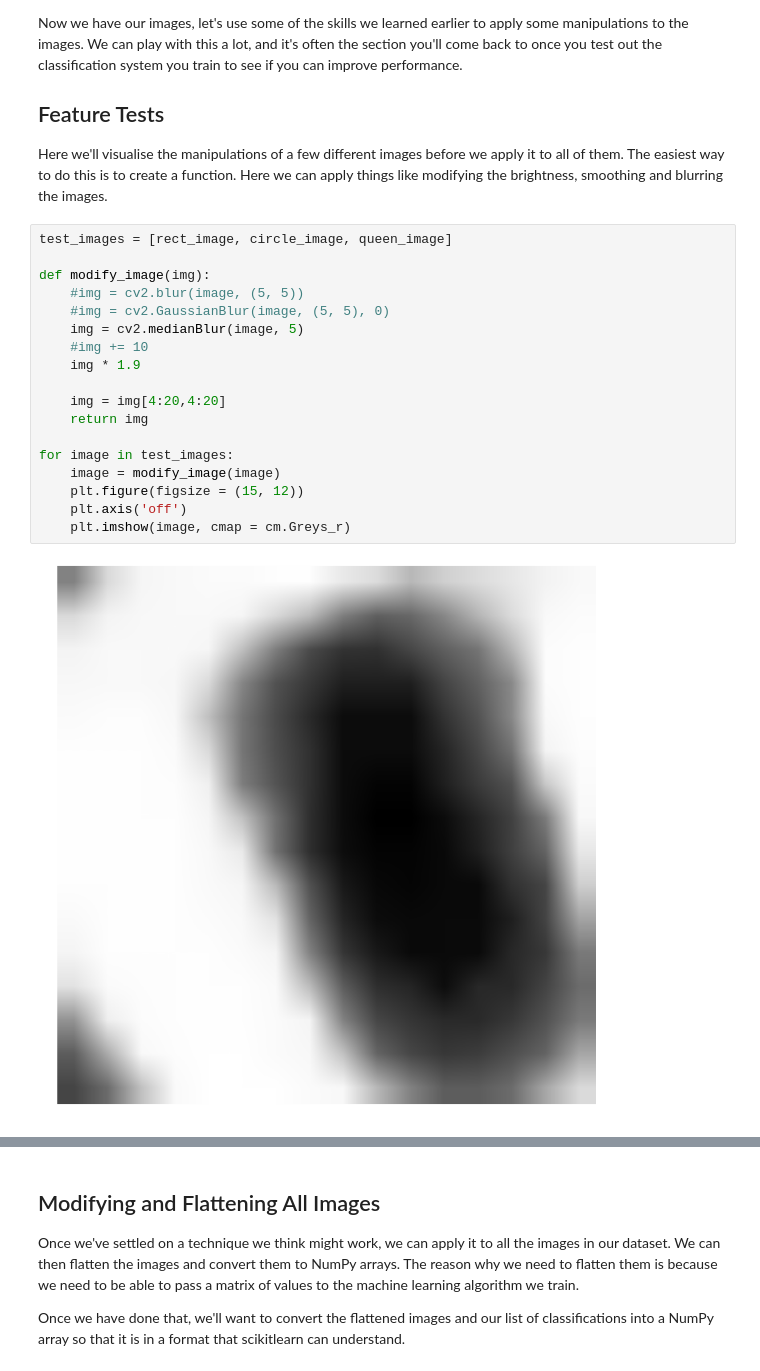
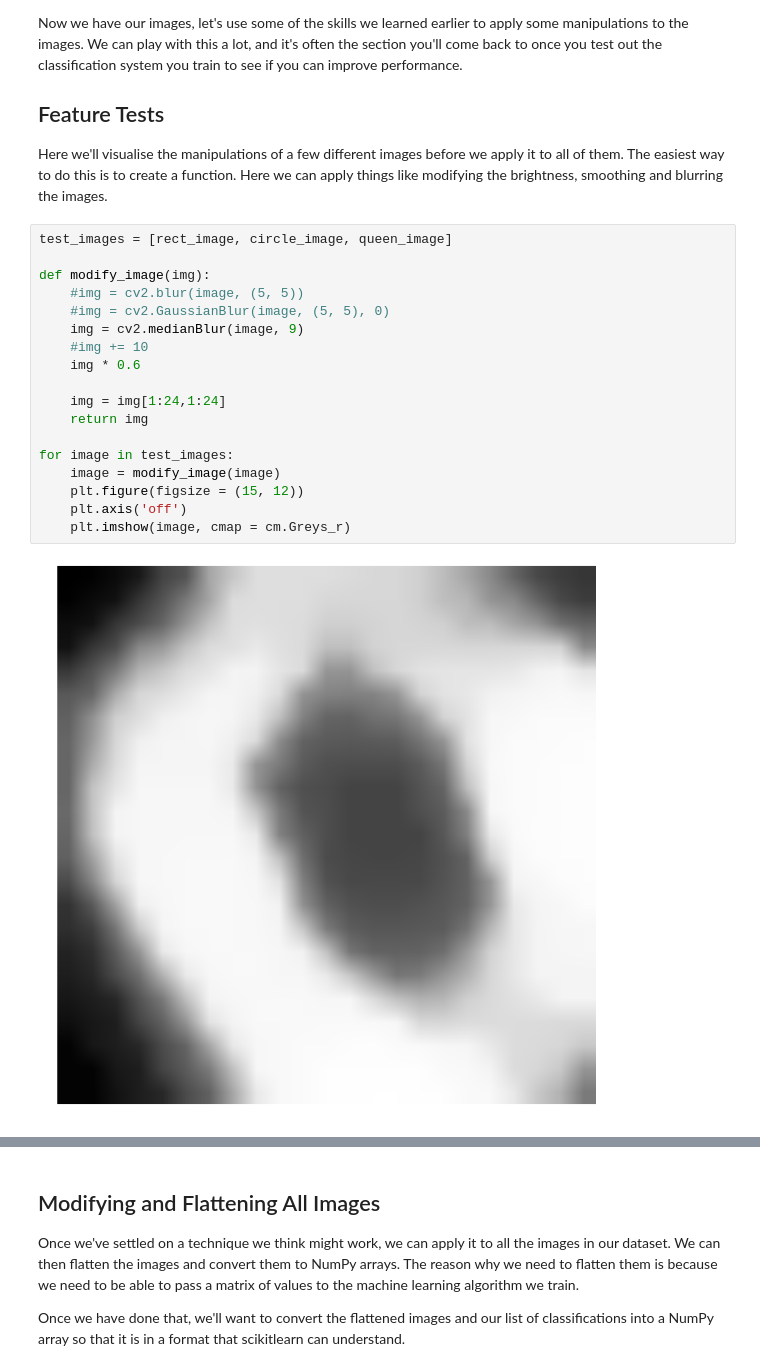
Before and after one commit to alistairwalsh/MLD, a Jupyter notebook: training_testing.ipynb, the cells around one changed output, grey strips where cells are left out. Cells and saved outputs as stored; diff of their text form.

```diff
--- a/training_testing.ipynb
+++ b/training_testing.ipynb
@@ -99,20 +99,20 @@ Here we'll visualise the manipulations of a few different images before we apply
 # %%
 test_images = [rect_image, circle_image, queen_image]
 
 def modify_image(img):
     #img = cv2.blur(image, (5, 5))
     #img = cv2.GaussianBlur(image, (5, 5), 0)
-    img = cv2.medianBlur(image, 5)
+    img = cv2.medianBlur(image, 9)
     #img += 10
-    img * 1.9
+    img * 0.6
 
-    img = img[4:20,4:20]
+    img = img[1:24,1:24]
     return img
 
 for image in test_images:
     image = modify_image(image)
     plt.figure(figsize = (15, 12))
     plt.axis('off')
     plt.imshow(image, cmap = cm.Greys_r)
 # %% [output]
-[figure, old version]
+[figure, new version]
```
Also changed, not shown: parts of 7 cells of this notebook.
